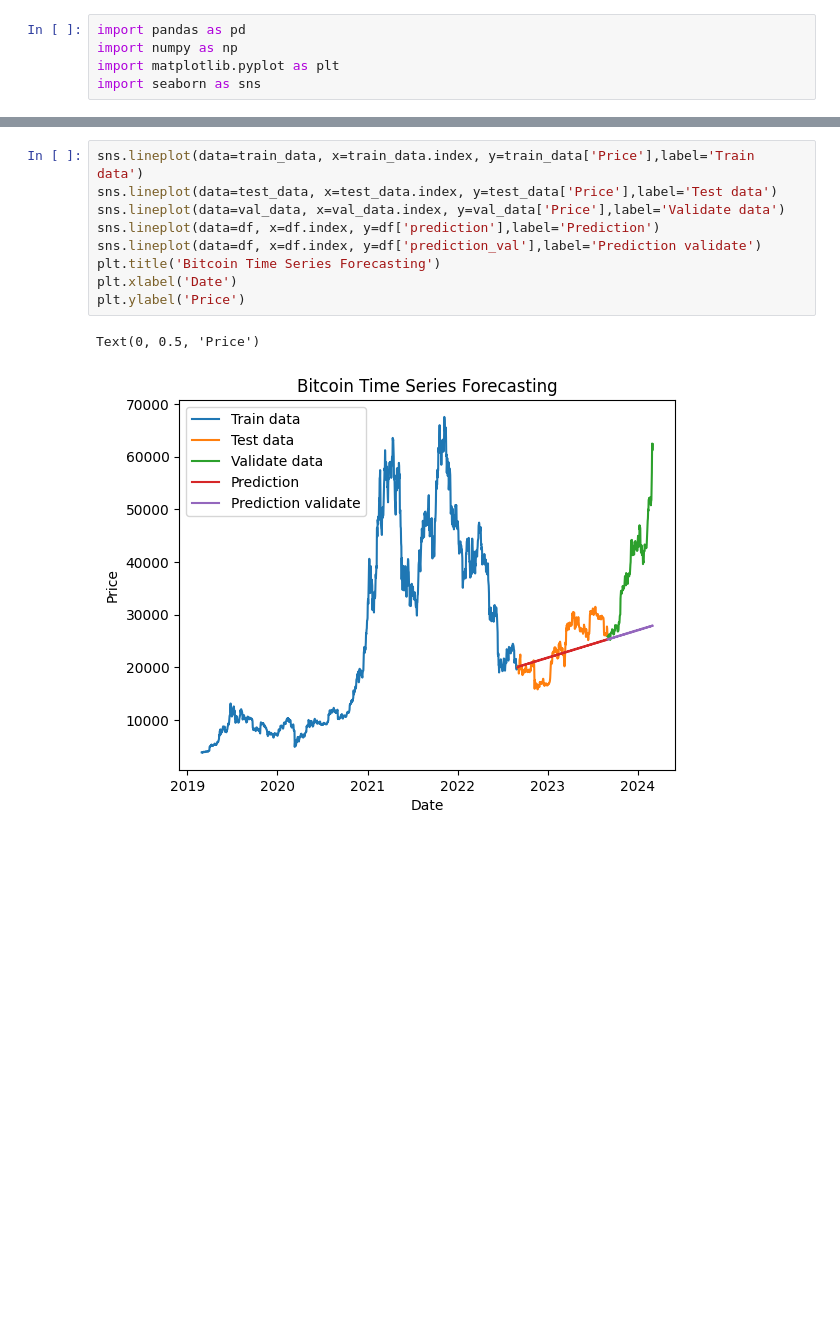
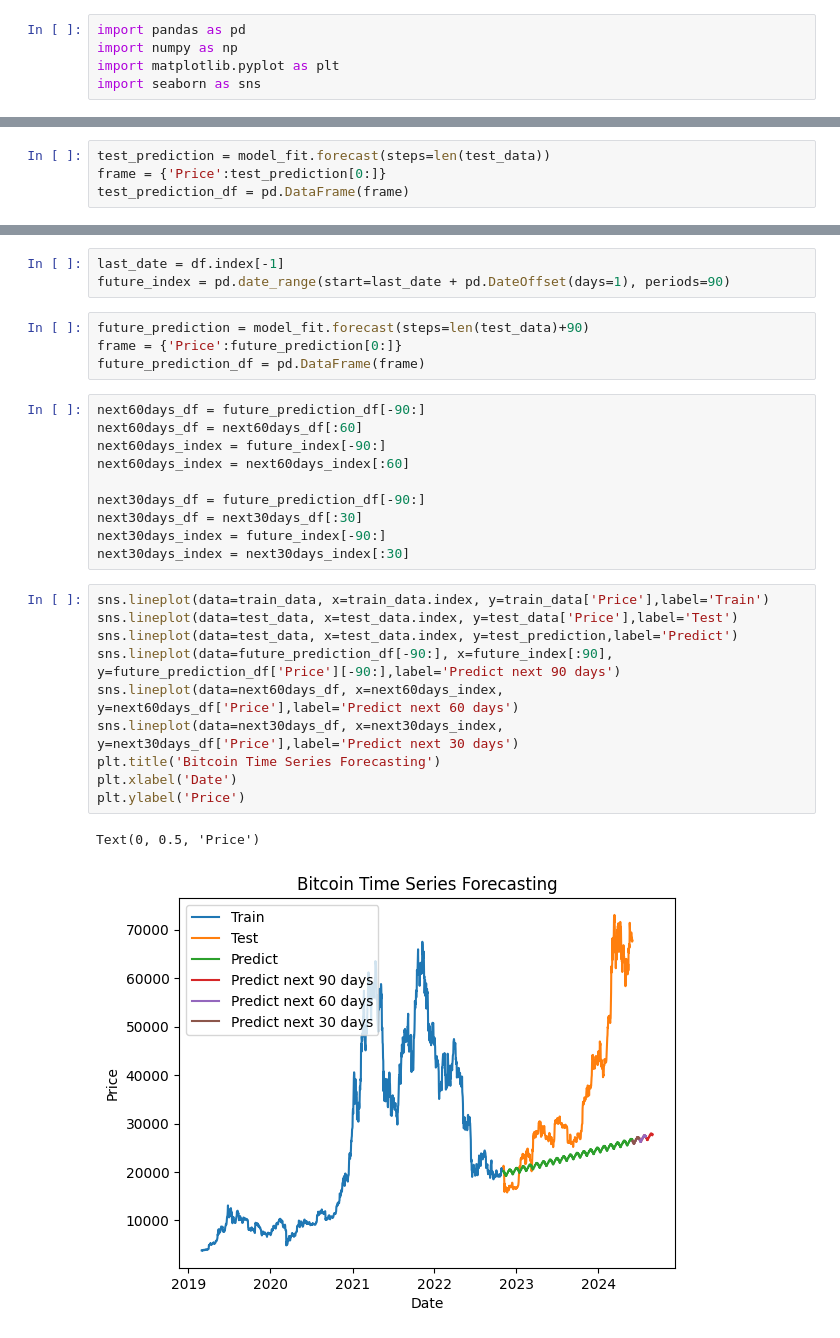
Before and after one commit to UIT21522336/IS403_O22_HTCL_10, a Jupyter notebook: Model/Team10_SARIMAX.ipynb, the cells around one changed output, grey strips where cells are left out. Drawn from its saved outputs; the diff is of its cells as text; blank space fills up the shorter version.

```diff
--- a/Model/Team10_SARIMAX.ipynb
+++ b/Model/Team10_SARIMAX.ipynb
@@ -178,0 +138,4 @@ df['prediction_val'] = prediction_val
+# %%
+test_prediction = model_fit.forecast(steps=len(test_data))
+frame = {'Price':test_prediction[0:]}
+test_prediction_df = pd.DataFrame(frame)
@@ -179,12 +159,30 @@ df['prediction_val'] = prediction_val
+# %%
+last_date = df.index[-1]
+future_index = pd.date_range(start=last_date + pd.DateOffset(days=1), periods=90)
+# %%
+future_prediction = model_fit.forecast(steps=len(test_data)+90)
+frame = {'Price':future_prediction[0:]}
+future_prediction_df = pd.DataFrame(frame)
+# %%
+next60days_df = future_prediction_df[-90:]
+next60days_df = next60days_df[:60]
+next60days_index = future_index[-90:]
+next60days_index = next60days_index[:60]
+
+next30days_df = future_prediction_df[-90:]
+next30days_df = next30days_df[:30]
+next30days_index = future_index[-90:]
+next30days_index = next30days_index[:30]
 # %%
-sns.lineplot(data=train_data, x=train_data.index, y=train_data['Price'],label='Train data')
-sns.lineplot(data=test_data, x=test_data.index, y=test_data['Price'],label='Test data')
-sns.lineplot(data=val_data, x=val_data.index, y=val_data['Price'],label='Validate data')
-sns.lineplot(data=df, x=df.index, y=df['prediction'],label='Prediction')
-sns.lineplot(data=df, x=df.index, y=df['prediction_val'],label='Prediction validate')
+sns.lineplot(data=train_data, x=train_data.index, y=train_data['Price'],label='Train')
+sns.lineplot(data=test_data, x=test_data.index, y=test_data['Price'],label='Test')
+sns.lineplot(data=test_data, x=test_data.index, y=test_prediction,label='Predict')
+sns.lineplot(data=future_prediction_df[-90:], x=future_index[:90], y=future_prediction_df['Price'][-90:],label='Predict next 90 days')
+sns.lineplot(data=next60days_df, x=next60days_index, y=next60days_df['Price'],label='Predict next 60 days')
+sns.lineplot(data=next30days_df, x=next30days_index, y=next30days_df['Price'],label='Predict next 30 days')
 plt.title('Bitcoin Time Series Forecasting')
 plt.xlabel('Date')
 plt.ylabel('Price')
 # %% [output]
 Text(0, 0.5, 'Price')
-[figure, old version]
+[figure, new version]
```
Also changed, not shown: parts of 253 cells of this notebook, 7 other files.
